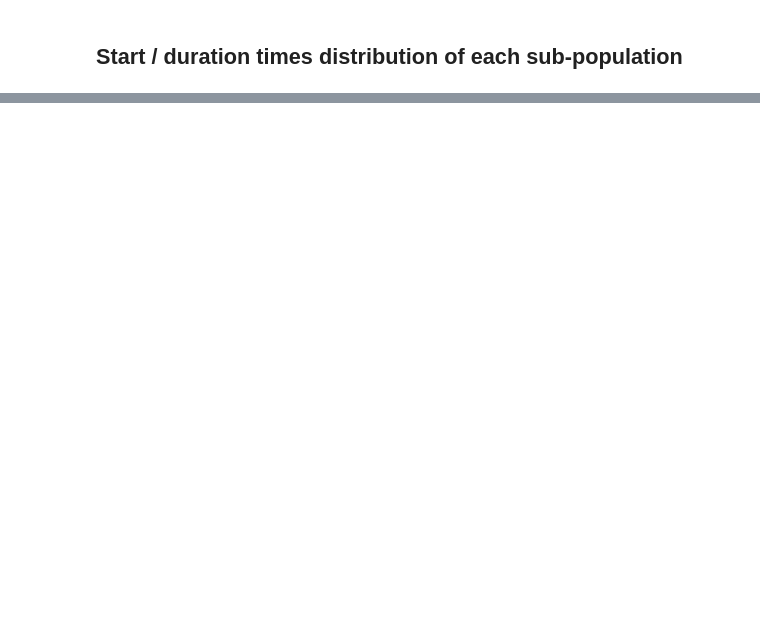
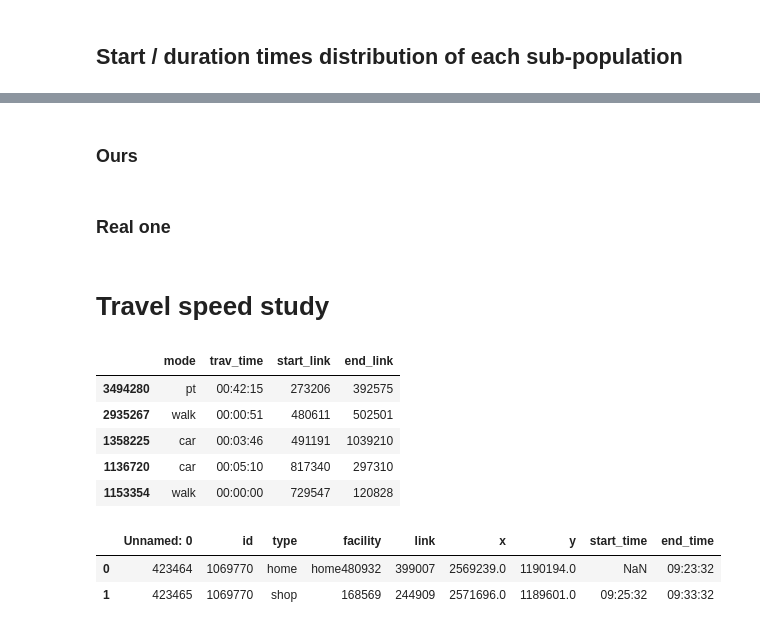
Before and after one commit to phellich/scheduling, a Jupyter notebook: Distributions.ipynb, the cells around one changed output, grey strips where cells are left out. Drawn from its saved outputs; the diff is of its cells as text; code cells hidden in the pictures; blank space fills up the shorter version.

```diff
--- a/Distributions.ipynb
+++ b/Distributions.ipynb
@@ -262,0 +241,2 @@ for index, person in population_local.iterrows():
+# %% [markdown]
+### Ours
@@ -262,0 +272,30 @@ for index, person in population_local.iterrows():
+# %% [markdown]
+### Real one
+# %% [markdown]
+# Travel speed study
+# %%
+DATA_PATH = "Data/Original/"
+trip_file = DATA_PATH +'vaud_trips.csv.gz'
+
+def read_gzipped_csv(file_path):
+    with gzip.open(file_path, 'rt') as file:
+        df = pd.read_csv(file)
+    return df
+
+trip_df = read_gzipped_csv(trip_file)[['mode', 'trav_time', 'start_link', 'end_link']]
+trip_df_samp = trip_df.sample(5)
+trip_df_samp.head(10)
+# %% [output]
+|  | mode | trav_time | start_link | end_link |
+| 3494280 | pt | 00:42:15 | 273206 | 392575 |
+| 2935267 | walk | 00:00:51 | 480611 | 502501 |
+| 1358225 | car | 00:03:46 | 491191 | 1039210 |
+| 1136720 | car | 00:05:10 | 817340 | 297310 |
+| 1153354 | walk | 00:00:00 | 729547 | 120828 |
+# %%
+activity_local.head(2)
+# ocnvert to datetime, replace NAN, filter all garbage activities?
+# %% [output]
+|  | Unnamed: 0 | id | type | facility | link | x | y | start_time | end_time |
+| 0 | 423464 | 1069770 | home | home480932 | 399007 | 2569239.0 | 1190194.0 | NaN | 09:23:32 |
+| 1 | 423465 | 1069770 | shop | 168569 | 244909 | 2571696.0 | 1189601.0 | 09:25:32 | 09:33:32 |
```
Also changed, not shown: parts of 10 cells of this notebook, 41 other files.
